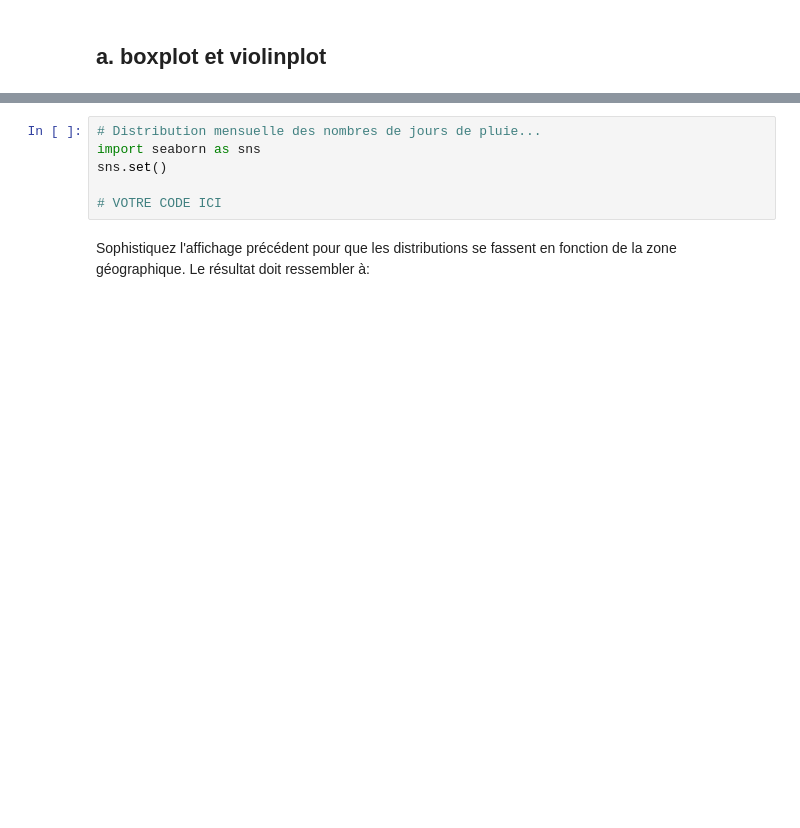
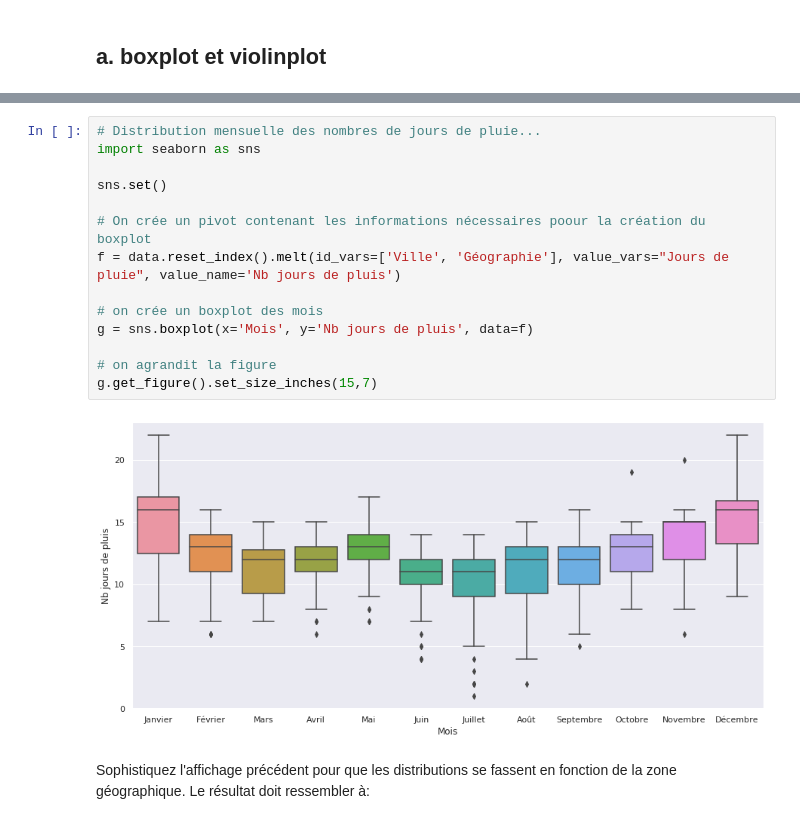
Before and after one commit to campusplage/compte-rendus-martin_elatrache, a Jupyter notebook: Copie_de_TP1_pandas.ipynb, the cells around one changed output, grey strips where cells are left out. Cells and saved outputs as stored; diff of their text form; blank space fills up the shorter version.

```diff
--- a/Copie_de_TP1_pandas.ipynb
+++ b/Copie_de_TP1_pandas.ipynb
@@ -308,12 +438,22 @@ Le résultat doit ressembler à:
 ![image.png](embedded-picture-1)
 
 > conseil: utiliser le résultat des questions précédentes (celles avec `melt`)
-# %%
-# Distribution mensuelle des nombres de jours de pluie...
-import seaborn as sns
-sns.set()
-
-# VOTRE CODE ICI
+# %%
+# Distribution mensuelle des nombres de jours de pluie...
+import seaborn as sns
+
+sns.set()
+
+# On crée un pivot contenant les informations nécessaires poour la création du boxplot
+f = data.reset_index().melt(id_vars=['Ville', 'Géographie'], value_vars="Jours de pluie", value_name='Nb jours de pluis')
+
+# on crée un boxplot des mois
+g = sns.boxplot(x='Mois', y='Nb jours de pluis', data=f)
+
+# on agrandit la figure
+g.get_figure().set_size_inches(15,7)
+# %% [output]
+[figure, added]
 # %% [markdown]
 Sophistiquez l'affichage précédent pour que les distributions se fassent en fonction de la zone géographique. Le résultat doit ressembler à:
 
```
Also changed, not shown: parts of 15 cells of this notebook.
